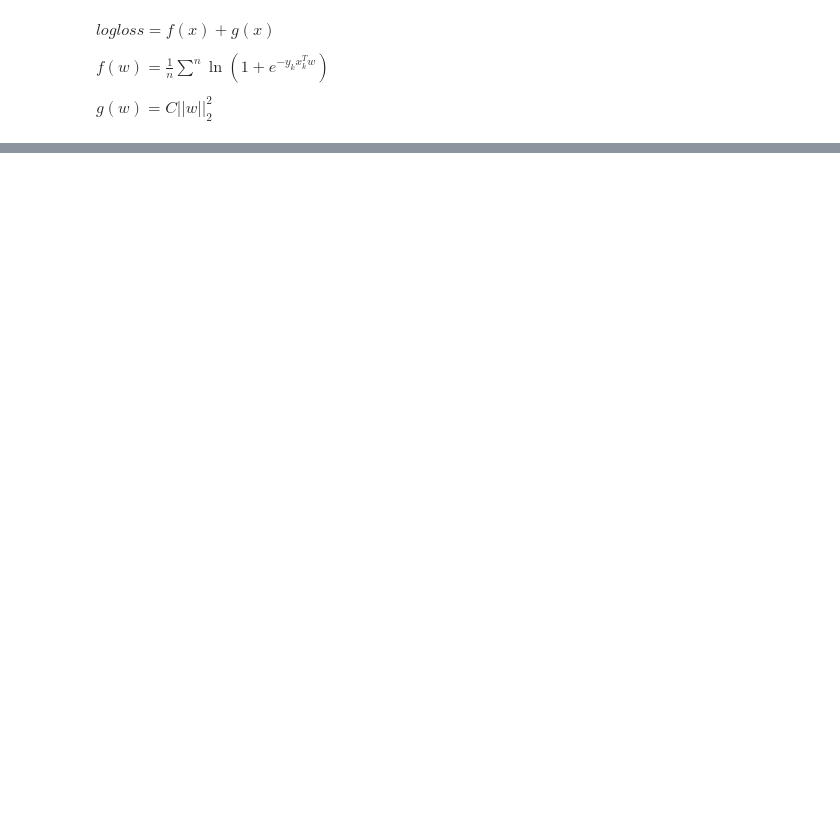
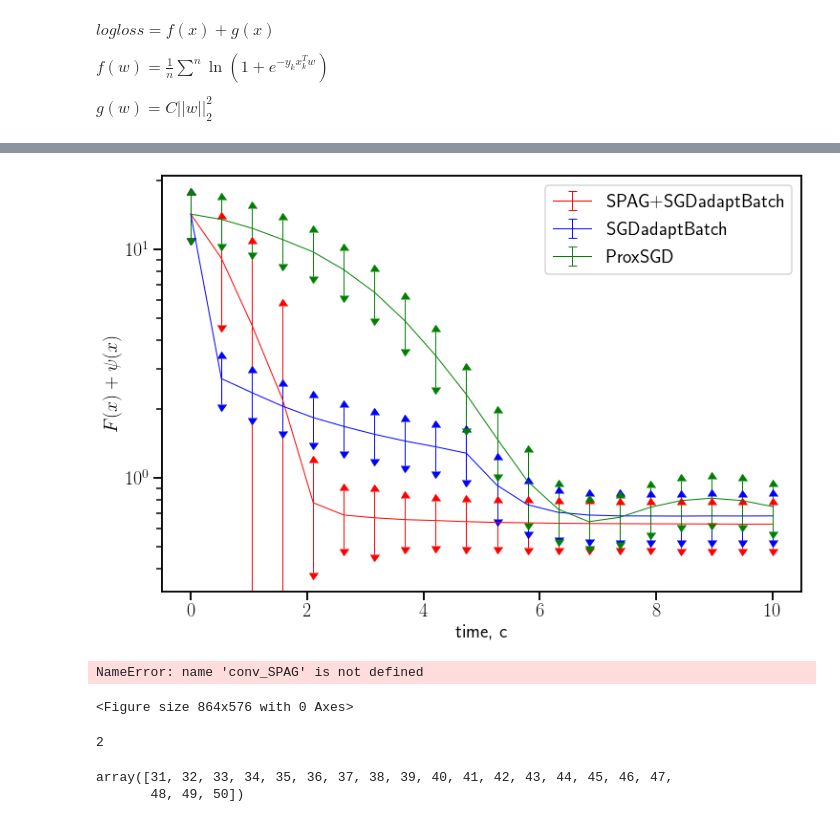
Before and after one commit to Maxim-Hristolubov/Optimization-CTR-2020, a Jupyter notebook: code/main.ipynb, the cells around one changed output, grey strips where cells are left out. Cells and saved outputs as stored; diff of their text form; code cells hidden in the pictures; blank space fills up the shorter version.

```diff
--- a/code/main.ipynb
+++ b/code/main.ipynb
@@ -90,0 +49,19 @@ plt.yscale("log")
+# %%
+import imp
+import methods
+imp.reload(methods)
+x0 = 10*np.random.rand(X.shape[1])
+
+t_SPAG, x_SPAG, conv_SPAG = methods.SPAG(f, f_gradient, g, g_gradient, X, Y, C, x0, epochs = 4,solver = "my")
+print("SPAG f*   = {}".format(min([f_(x) + g(x,C) for x in conv_SPAG])), "time: ", t_SPAG[-1])
+
+t_SPAG2, x_SPAG2, conv_SPAG2 = methods.SPAG(f, f_gradient, g, g_gradient, X, Y, C, x0, epochs = 4)
+print("SPAG f*   = {}".format(min([f_(x) + g(x,C) for x in conv_SPAG2])), "time: ", t_SPAG2[-1])
+
+t_adSGDa, x_adSGDa, conv_adSGDa = methods.adapt_SGDac(logloss, logloss_gradient, X, Y, C, x0,D_0 = 0.03*0.3,
+                                                      epochs = 1500)
+print("adaptSGDa f*   = {}".format(min([f_(x) + g(x,C) for x in conv_adSGDa])), "time: ", t_adSGDa[-1])
+
+t_fprsgd, x_fprsgd, conv_fprsgd = methods.prox_SGD(f,f_gradient,quad_prox, X, Y, C, x0,epochs = 20,alpha = 0.05,
+                                         batch_size = 4096, accel=True)
+print("fastProxSGD f* = {}".format(f_(x_fprsgd) + g(x_fprsgd,C)), "time: ", t_fprsgd[-1])
@@ -90,0 +199,58 @@ plt.yscale("log")
+# %%
+t_points = np.linspace(0.00, 10.0, num=20)
+
+f_gr_SPAG = np.asarray([averaging(tpoint_SPAG, fun_SPAG, t) for t in t_points]).T
+f_gr_adSGDa = np.asarray([averaging(tpoint_adSGDa, fun_adSGDa, t) for t in t_points]).T
+f_gr_fprsgd = np.asarray([averaging(tpoint_fprsgd, fun_fprsgd, t) for t in t_points]).T
+# %%
+plt.figure(figsize=(12, 8))
+fontsize=20
+
+plt.errorbar(t_points, f_gr_SPAG[0], yerr = f_gr_SPAG[1], uplims=True, lolims=True, label="SPAG+SGDadaptBatch", linewidth = 1, color = 'r')
+plt.errorbar(t_points, f_gr_adSGDa[0], yerr = f_gr_adSGDa[1], uplims=True, lolims=True, label="SGDadaptBatch", linewidth = 1, color = 'b')
+plt.errorbar(t_points, f_gr_fprsgd[0], yerr = f_gr_fprsgd[1], uplims=True, lolims=True, label="ProxSGD", linewidth = 1, color = 'g')
+
+plt.legend(fontsize=fontsize)
+plt.xlabel(r"time, c", fontsize=fontsize)
+plt.ylabel(r"$F(x) + \psi(x)$", fontsize=fontsize)
+plt.xticks(fontsize=fontsize)
+_ = plt.yticks(fontsize=fontsize)
+plt.yscale("log")
+
+plt.savefig('grafics.svg')
+# %% [output]
+[figure, added]
+# %%
+plt.figure(figsize=(12, 8))
+fontsize=20
+
+
+for i in range(len(conv_SPAG)):
+    if i == 0:
+        plt.plot(tpoint_SPAG[i], fun_SPAG[i], label="SPAG+SGDadaptBatch", linewidth = 0.6, color = 'r')
+        plt.plot(tpoint_adSGDa[i], fun_adSGDa[i], label="SGDadaptBatch", linewidth = 0.6, color = 'b')
+        plt.plot(tpoint_fprsgd[i], fun_fprsgd[i], label="ProxSGD", linewidth = 0.6, color = 'g')
+    else:
+        plt.plot(tpoint_SPAG[i], fun_SPAG[i], linewidth = 0.6, color = 'r')
+        plt.plot(tpoint_adSGDa[i], fun_adSGDa[i], linewidth = 0.6, color = 'b')
+        plt.plot(tpoint_fprsgd[i], fun_fprsgd[i], linewidth = 0.6, color = 'g')
+
+plt.legend(fontsize=fontsize)
+plt.xlabel(r"time, c", fontsize=fontsize)
+plt.ylabel(r"$F(x) + \psi(x)$", fontsize=fontsize)
+plt.xticks(fontsize=fontsize)
+_ = plt.yticks(fontsize=fontsize)
+plt.yscale("log")
+# %% [output]
+NameError: name 'conv_SPAG' is not defined
+<Figure size 864x576 with 0 Axes>
+# %%
+np.where(fun_SPAG[0] < 0.706)[0][0]
+# %% [output]
+2
+# %%
+i = 9
+np.where(fun_adSGDa[i] < 0.761)[0]
+# %% [output]
+array([31, 32, 33, 34, 35, 36, 37, 38, 39, 40, 41, 42, 43, 44, 45, 46, 47,
+       48, 49, 50])
```
Also changed, not shown: parts of 11 cells of this notebook, 1 other file.
